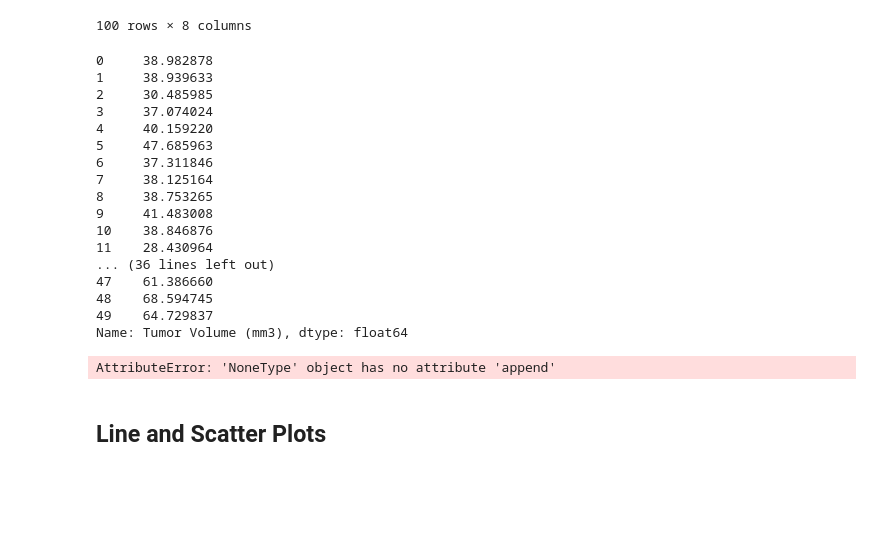
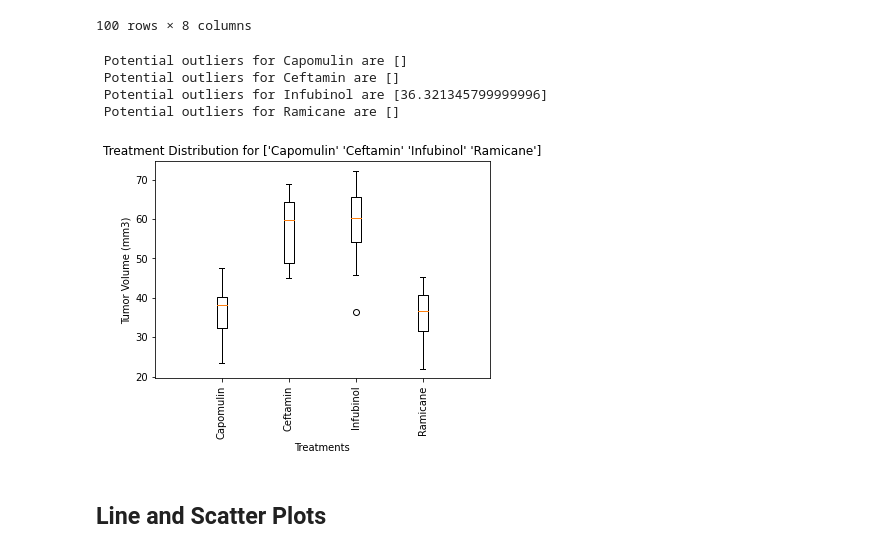
Before and after one commit to pauleppers/matplot-challenge, a Jupyter notebook: Pymaceuticals/pymaceuticals_starter.ipynb, the cells around one changed output. Saved outputs shown, nothing was run; the diff lists cells and outputs as text; code cells hidden in the pictures; blank space fills up the shorter version.

```diff
--- a/Pymaceuticals/pymaceuticals_starter.ipynb
+++ b/Pymaceuticals/pymaceuticals_starter.ipynb
@@ -243,47 +290,25 @@ treatments = tumor_vol['Drug Regimen'].unique()
 tumor_stats = []
 
 # Calculate the IQR and quantitatively determine if there are any potential outliers.
-
 # Locate the rows which contain mice on each drug and get the tumor volumes
 for treatment in treatments:
-    tumors_treat = tumor_vol.loc[tumor_vol['Drug Regimen']== treatment, 'Tumor Volume (mm3)']  #pandas.core.series.Series
     # add subset
-    # df = pd.DataFrame[{treatment:tumors_treat.quantile([.25,.5,.75])}]
+    tumors_treat = tumor_vol.loc[tumor_vol['Drug Regimen']== treatment, 'Tumor Volume (mm3)']
+
+    # Calculate the quartiles for the drugs
     quartiles = tumors_treat.quantile([.25,.5,.75])
-    print(tumors_treat)
-    box_df =pd.DataFrame
     lowerq = quartiles[0.25]
     median = quartiles[0.50]
     upperq = quartiles[0.75]
     iqr = upperq-lowerq
 
     # Determine outliers using upper and lower bounds
-    lower_bound = lowerq - (1.5*iqr)
-    upper_bound = upperq + (1.5*iqr)
-    tumor_stats = tumor_stats.append({"Drug Regimen":treatment, "Lower Quartile":lowerq,"median":median,})
-
-#     outlier_treatment = tumors_treat.loc[(tumors_treat['Tumor Volume (mm3)'] < lower_bound) | (tumors_treat['Tumor Volume (mm3)'] > upper_bound)]
-#     outlier_occupancy = california_data.loc[(california_data['AveOccup'] < lower_bound) | (california_data['AveOccup'] > upper_bound)]
-#     print(f" Potential outliers for {treatment} are {outlier_treatment}")
-    # tumor_stats = tumor_stats.add()
-#
-#  type(tumors_treat)
+    dictary = {"Drug Regimen":treatment, "Lower Quartile":lowerq,"median":median}
+    tumor_stats.append(dictary)
+    outlier_treatment = [x for x in tumors_treat if (x < lowerq - (1.5*iqr)) | (x > upperq + (1.5*iqr))]
+    print(f" Potential outliers for {treatment} are {outlier_treatment}")
 # %% [output]
-0     38.982878
-1     38.939633
-2     30.485985
-3     37.074024
-4     40.159220
-5     47.685963
-6     37.311846
-7     38.125164
-8     38.753265
-9     41.483008
-10    38.846876
-11    28.430964
-... (36 lines left out)
-47    61.386660
-48    68.594745
-49    64.729837
-Name: Tumor Volume (mm3), dtype: float64
+ Potential outliers for Capomulin are []
+ Potential outliers for Ceftamin are []
+ Potential outliers for Infubinol are [36.321345799999996]
+ Potential outliers for Ramicane are []
-AttributeError: 'NoneType' object has no attribute 'append'
@@ -292,3 +315,21 @@ AttributeError: 'NoneType' object has no attribute 'append'
+# %%
+# Generate a box plot of the final tumor volume of each mouse across four regimens of interest
+i = 0
+for treatment in treatments:
+    tumors_treat = tumor_vol.loc[tumor_vol['Drug Regimen']== treatment, 'Tumor Volume (mm3)']  #pandas.core.series.Series
+    i = i + 1
+    plt.boxplot(tumors_treat, positions = [i])
+
+# set labels of plot
+tick_locations = np.arange(1,5)
+plt.title(f"Treatment Distribution for {treatments}")
+plt.xlabel('Treatments')
+plt.ylabel('Tumor Volume (mm3)')
+plt.xticks(tick_locations, treatments, rotation="vertical")
+plt.xlim(0,5)
+plt.show()
+# %% [output]
+[figure, added]
 # %% [markdown]
 ## Line and Scatter Plots
 # %%
```
Also changed, not shown: parts of 18 cells of this notebook.
